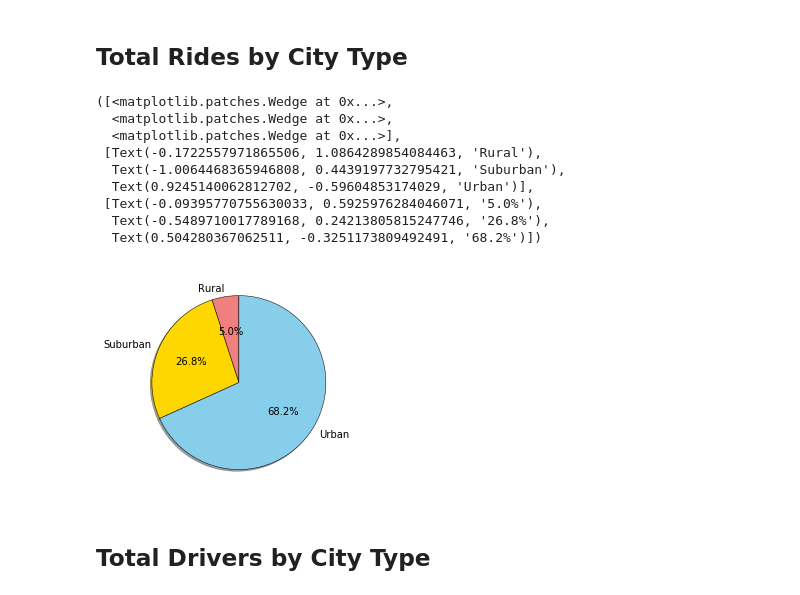
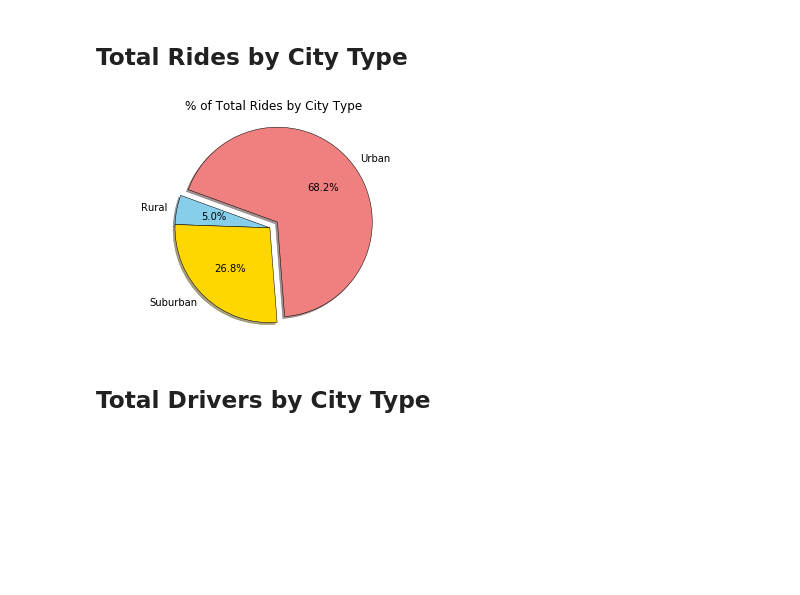
Before and after one commit to bossardaaron/matlib, a Jupyter notebook: bossard_pyber_starter.ipynb, the cells around one changed output. Cells and saved outputs as stored; diff of their text form; code cells hidden in the pictures; blank space fills up the shorter version.

```diff
--- a/bossard_pyber_starter.ipynb
+++ b/bossard_pyber_starter.ipynb
@@ -110,27 +98,21 @@ plt.show()
 # %%
 # Calculate Ride Percents
 ride_sum = neighborhood_type.sum()['ride_id']
+
 # Build Pie Chart
 labels = ride_sum.index
-colors = ["lightcoral","gold","skyblue"]
-explode = [0 , 0, 0]
-plt.pie(ride_sum, startangle = 90, colors = colors,
+colors = ["skyblue","gold","lightcoral"]
+explode = [0 , 0, .1]
+plt.pie(ride_sum, startangle = 160, colors = colors,
         explode = explode, labels = labels, autopct = "%1.1f%%",
         shadow = True, wedgeprops = {'linewidth': .5, 'edgecolor': 'black'})
+plt.title("% of Total Rides by City Type")
 plt.axis("equal")
+
 # Save Figure
-plt.savefig("../Images/PyberRideSharing.png")
+plt.savefig("../Images/TotalRidesbyCityType.png")
 # %% [output]
-([<matplotlib.patches.Wedge at 0x...>,
-  <matplotlib.patches.Wedge at 0x...>,
-  <matplotlib.patches.Wedge at 0x...>],
- [Text(-0.1722557971865506, 1.0864289854084463, 'Rural'),
-  Text(-1.0064468365946808, 0.4439197732795421, 'Suburban'),
-  Text(0.9245140062812702, -0.59604853174029, 'Urban')],
- [Text(-0.09395770755630033, 0.5925976284046071, '5.0%'),
-  Text(-0.5489710017789168, 0.24213805815247746, '26.8%'),
-  Text(0.504280367062511, -0.3251173809492491, '68.2%')])
-[figure, old version]
+[figure, new version]
 # %%
 # Show Figure
 plt.show()
```
Also changed, not shown: parts of 3 cells of this notebook.
